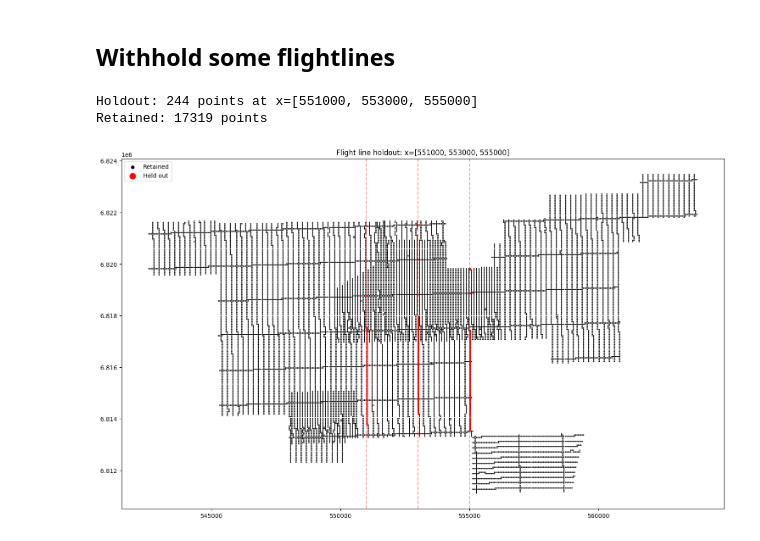
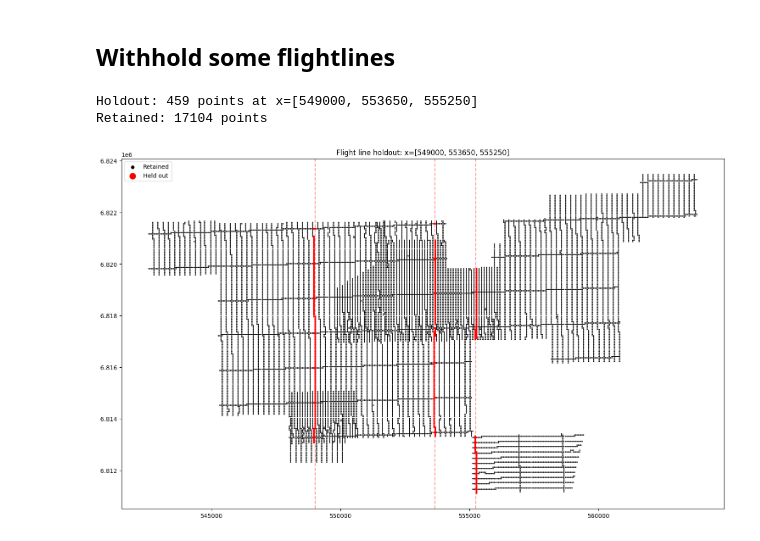
Before and after one commit to Stanford-Mineral-X/multigrid-sgsim, a Jupyter notebook: sandbox/csb_work.ipynb, the cells around one changed output. Saved outputs shown, nothing was run; the diff lists cells and outputs as text; code cells hidden in the pictures.

```diff
--- a/sandbox/csb_work.ipynb
+++ b/sandbox/csb_work.ipynb
@@ -94,35 +94,34 @@ plt.tight_layout()
 ## Withhold some flightlines
 # %%
 # Pick 3 N-S lines to hold out within x=[550000, 555000]
-holdout_x_values = [550900, 553000, 555000]  # adjust as needed
-tol = 25  # half a grid cell (50m grid)
+holdout_x_values = [549000, 553650, 555250]  # adjust as needed
+tol = 50
 
 holdout_mask = np.zeros(len(df_fl_only), dtype=bool)
 for x_val in holdout_x_values:
     holdout_mask |= (df_fl_only['x'] - x_val).abs() <= tol
 
 df_holdout = df_fl_only[holdout_mask].copy()
 df_fl_reduced = df_fl_only[~holdout_mask].copy()
 
 fl_xyvc = df_fl_reduced[['x', 'y', 'val', 'cluster']].values
 
 print(f"Holdout: {len(df_holdout)} points at x={holdout_x_values}")
 print(f"Retained: {len(df_fl_reduced)} points")
+
+fig, ax = plt.subplots(figsize=(15, 10))
+
+ax.scatter(df_fl_reduced['x'], df_fl_reduced['y'], s=1, c='black', label='Retained')
+ax.scatter(df_holdout['x'], df_holdout['y'], s=4, c='red', label='Held out')
+
+for x_val in holdout_x_values:
+    ax.axvline(x_val, color='red', linestyle='--', alpha=0.4)
+
+ax.set_aspect('equal')
+ax.set_title(f"Flight line holdout: x={holdout_x_values}")
+ax.legend(markerscale=5)
+plt.tight_layout()
 # %% [output]
-Holdout: 244 points at x=[551000, 553000, 555000]
-Retained: 17319 points
+Holdout: 459 points at x=[549000, 553650, 555250]
+Retained: 17104 points
+[figure, added]
-# %%
-fig, ax = plt.subplots(figsize=(15, 10))
-
-ax.scatter(df_fl_reduced['x'], df_fl_reduced['y'], s=1, c='black', label='Retained')
-ax.scatter(df_holdout['x'], df_holdout['y'], s=4, c='red', label='Held out')
-
-for x_val in holdout_x_values:
-    ax.axvline(x_val, color='red', linestyle='--', alpha=0.4)
-
-ax.set_aspect('equal')
-ax.set_title(f"Flight line holdout: x={holdout_x_values}")
-ax.legend(markerscale=5)
-plt.tight_layout()
-# %% [output]
-[figure, removed]
```
Also changed, not shown: parts of 1 cell of this notebook, 5 other files.
